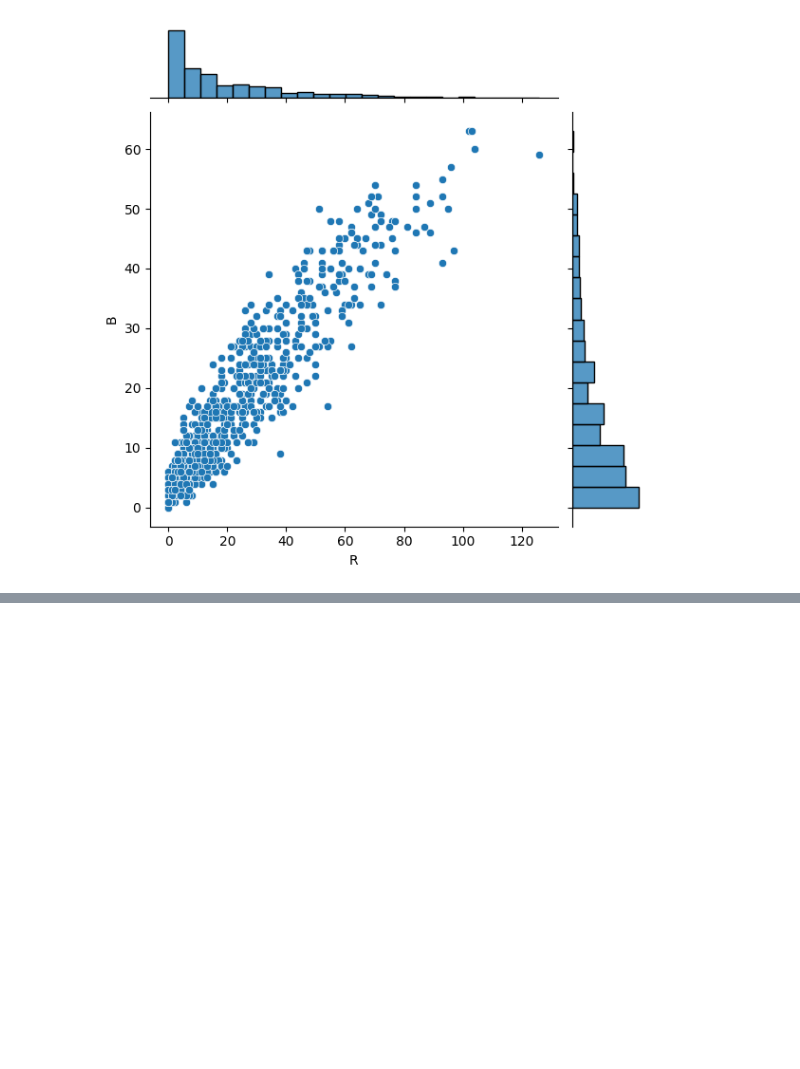
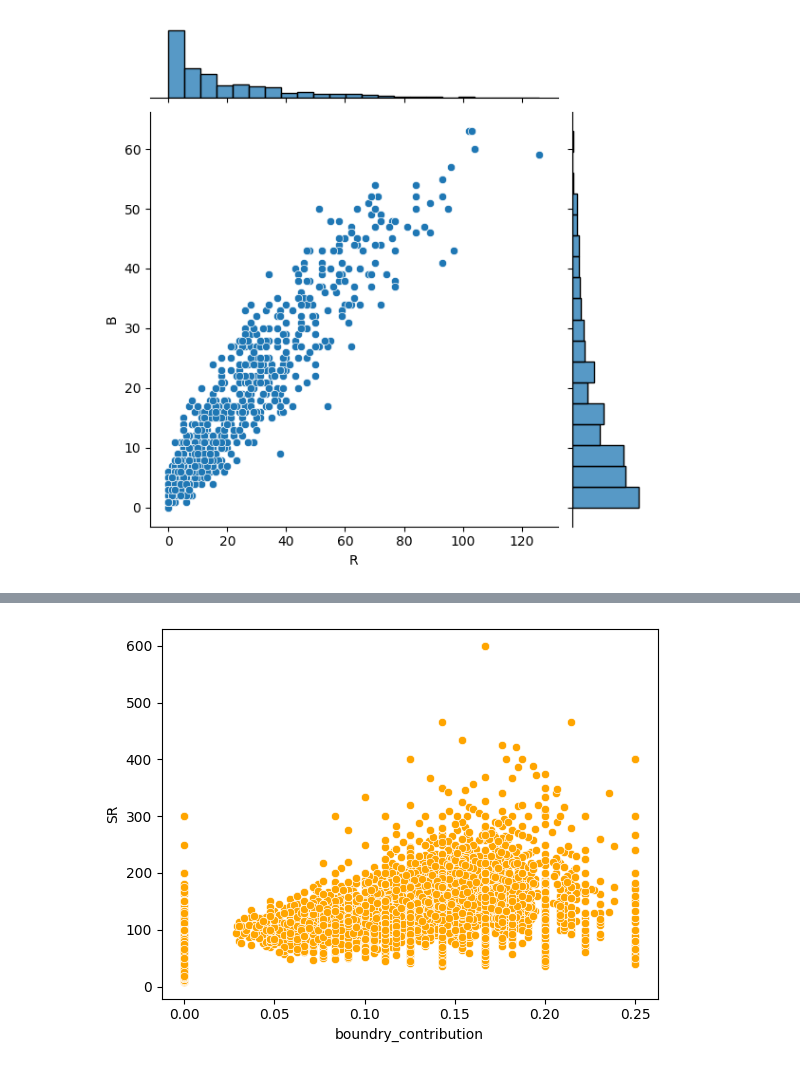
Before and after one commit to saurabh5930/IPL-data-analysis, a Jupyter notebook: IPL data analysis .ipynb, the cells around one changed output, grey strips where cells are left out. Cells and saved outputs as stored; diff of their text form; code cells hidden in the pictures; blank space fills up the shorter version.

```diff
--- a/IPL data analysis .ipynb
+++ b/IPL data analysis .ipynb
@@ -416,3 +416,6 @@ sns.jointplot(x='R',y='B',data=df)
 # %% [output]
 <seaborn.axisgrid.JointGrid at 0x...>
 [figure]
+# %%
+batting_df['boundry_contribution']=(batting_df['fours']+batting_df['sixes'])/batting_df['R']
+batting_df.head()
@@ -418,0 +429,4 @@ sns.jointplot(x='R',y='B',data=df)
+# %%
+ax=sns.scatterplot(x='boundry_contribution',y='SR',data= batting_df ,color='orange')
+# %% [output]
+[figure, added]
```
Also changed, not shown: parts of 7 cells of this notebook, 1 other file.
